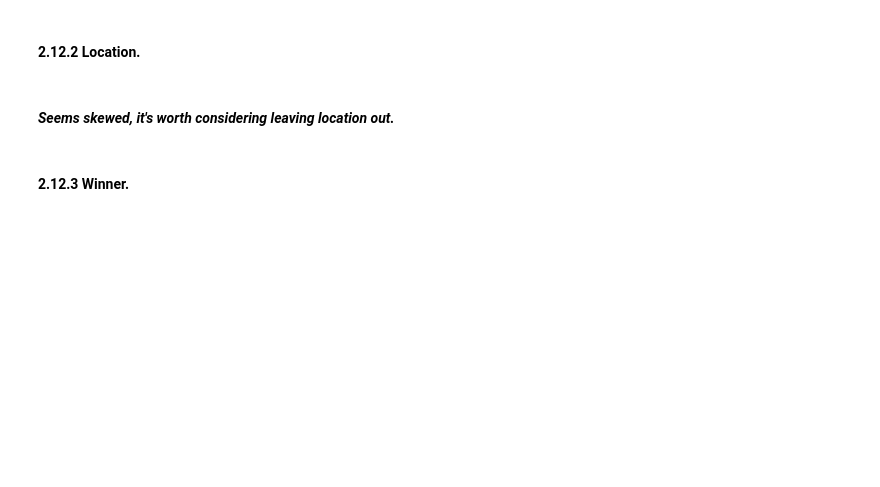
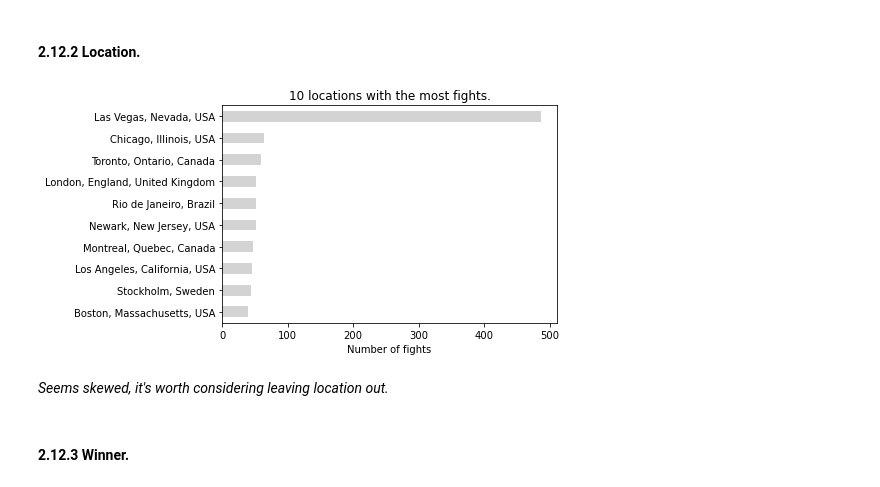
Before and after one commit to Gustavclausen1804/UFC-dataset, a Jupyter notebook: BDA_project.ipynb, the cells around one changed output. Drawn from its saved outputs; the diff is of its cells as text; code cells hidden in the pictures; blank space fills up the shorter version.

```diff
--- a/BDA_project.ipynb
+++ b/BDA_project.ipynb
@@ -140,9 +160,14 @@ plt.hist(ufc_gen[['R_odds_dec', 'B_odds_dec']], color = ['Red', 'Blue'])
 # %% [markdown]
 #### 2.12.2 Location.
 # %%
-ufc_gen['location'].value_counts().head(10).plot(kind = 'barh', color = 'Lightgrey')
+ufc_gen['location'].value_counts().head(10).sort_values(ascending = True).plot(kind = 'barh', color = 'Lightgrey')
+plt.xlabel('Number of fights')
+plt.title('10 locations with the most fights.')
+plt.show()
+# %% [output]
+[figure, added]
 # %% [markdown]
-#### *Seems skewed, it's worth considering leaving location out.*
+*Seems skewed, it's worth considering leaving location out.*
 # %% [markdown]
 #### 2.12.3 Winner.
 # %%
```
Also changed, not shown: parts of 31 cells of this notebook.
